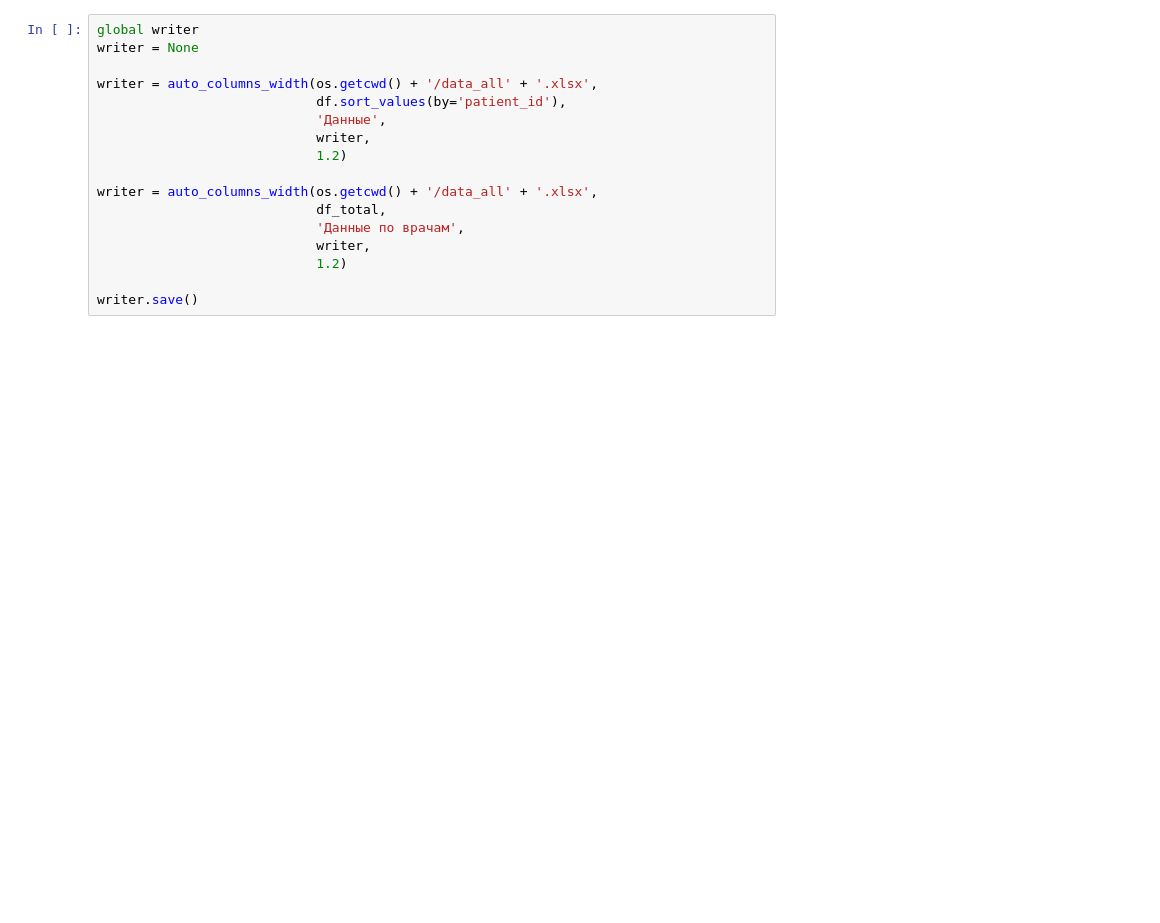
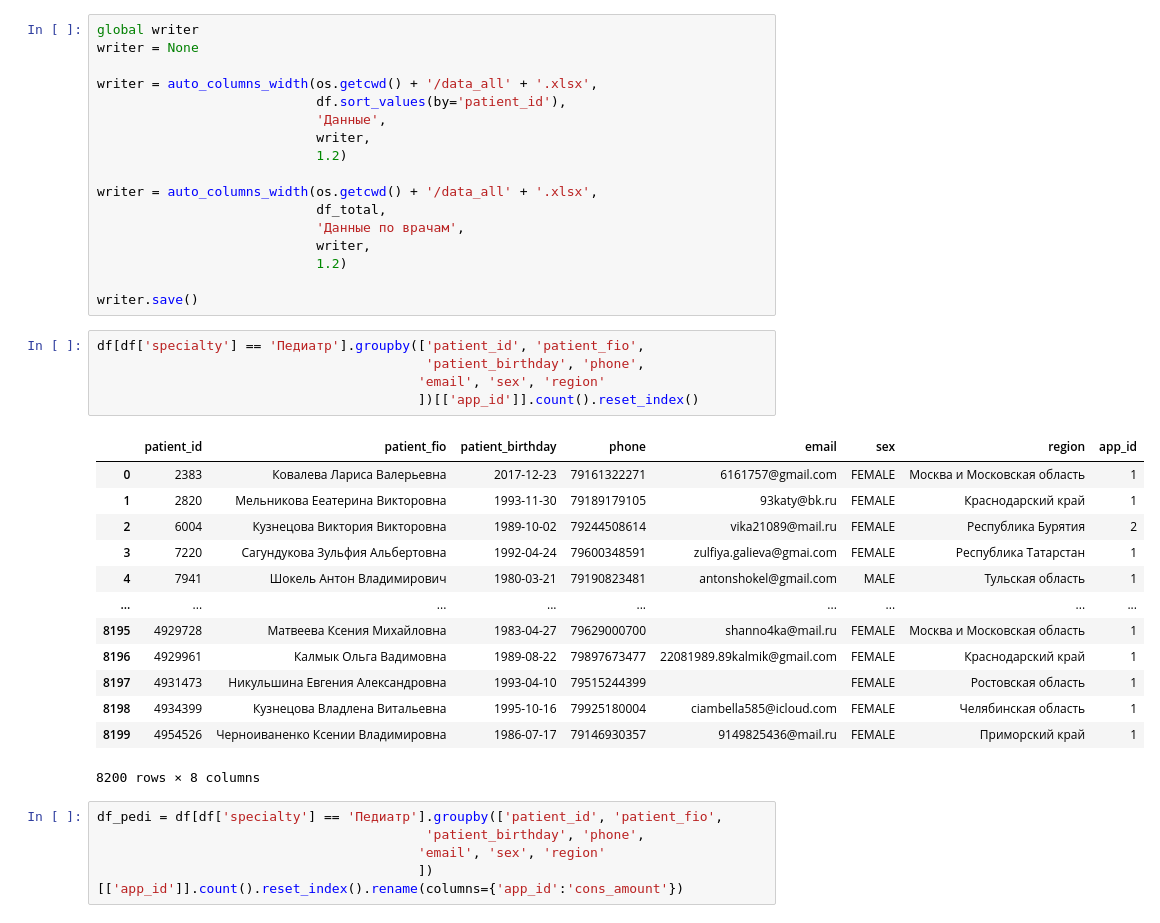
Before and after one commit to YAKOROLEVAZAMKA/test, a Jupyter notebook: web-patients-doctor-partition.ipynb, the cells around one changed output. Saved outputs shown, nothing was run; the diff lists cells and outputs as text; blank space fills up the shorter version.

```diff
--- a/web-patients-doctor-partition.ipynb
+++ b/web-patients-doctor-partition.ipynb
@@ -230,3 +230,27 @@ writer = auto_columns_width(os.getcwd() + '/data_all' + '.xlsx',
                             1.2)
 
 writer.save()
+# %%
+df[df['specialty'] == 'Педиатр'].groupby(['patient_id', 'patient_fio',
+                                          'patient_birthday', 'phone',
+                                         'email', 'sex', 'region'
+                                         ])[['app_id']].count().reset_index()
+# %% [output]
+|  | patient_id | patient_fio | patient_birthday | phone | email | sex | region | app_id |
+| 0 | 2383 | Ковалева Лариса Валерьевна | 2017-12-23 | 79161322271 | 6161757@gmail.com | FEMALE | Москва и Московская область | 1 |
+| 1 | 2820 | Мельникова Ееатерина Викторовна | 1993-11-30 | 79189179105 | 93katy@bk.ru | FEMALE | Краснодарский край | 1 |
+| 2 | 6004 | Кузнецова Виктория Викторовна | 1989-10-02 | 79244508614 | vika21089@mail.ru | FEMALE | Республика Бурятия | 2 |
+| 3 | 7220 | Сагундукова Зульфия Альбертовна | 1992-04-24 | 79600348591 | zulfiya.galieva@gmai.com | FEMALE | Республика Татарстан | 1 |
+| 4 | 7941 | Шокель Антон Владимирович | 1980-03-21 | 79190823481 | antonshokel@gmail.com | MALE | Тульская область | 1 |
+| ... | ... | ... | ... | ... | ... | ... | ... | ... |
+| 8195 | 4929728 | Матвеева Ксения Михайловна | 1983-04-27 | 79629000700 | shanno4ka@mail.ru | FEMALE | Москва и Московская область | 1 |
+| 8196 | 4929961 | Калмык Ольга Вадимовна | 1989-08-22 | 79897673477 | 22081989.89kalmik@gmail.com | FEMALE | Краснодарский край | 1 |
+| 8197 | 4931473 | Никульшина Евгения Александровна | 1993-04-10 | 79515244399 |  | FEMALE | Ростовская область | 1 |
+| 8198 | 4934399 | Кузнецова Владлена Витальевна | 1995-10-16 | 79925180004 | ciambella585@icloud.com | FEMALE | Челябинская область | 1 |
+| 8199 | 4954526 | Черноиваненко Ксении Владимировна | 1986-07-17 | 79146930357 | 9149825436@mail.ru | FEMALE | Приморский край | 1 |
+8200 rows × 8 columns
+# %%
+df_pedi = df[df['specialty'] == 'Педиатр'].groupby(['patient_id', 'patient_fio',
+                                          'patient_birthday', 'phone',
+                                         'email', 'sex', 'region'
+                                         ])[['app_id']].count().reset_index().rename(columns={'app_id':'cons_amount'})
```
Also changed, not shown: parts of 11 cells of this notebook.
